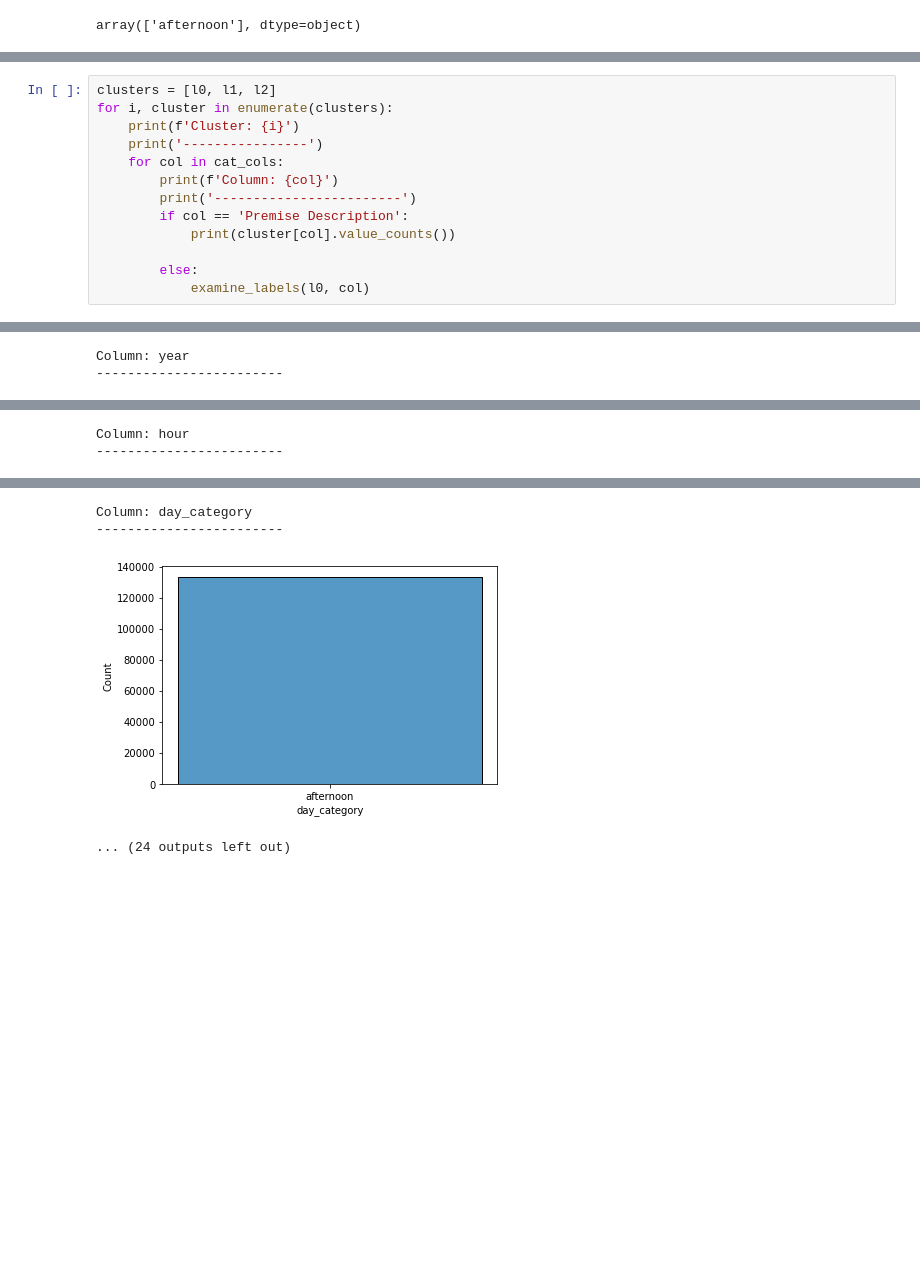
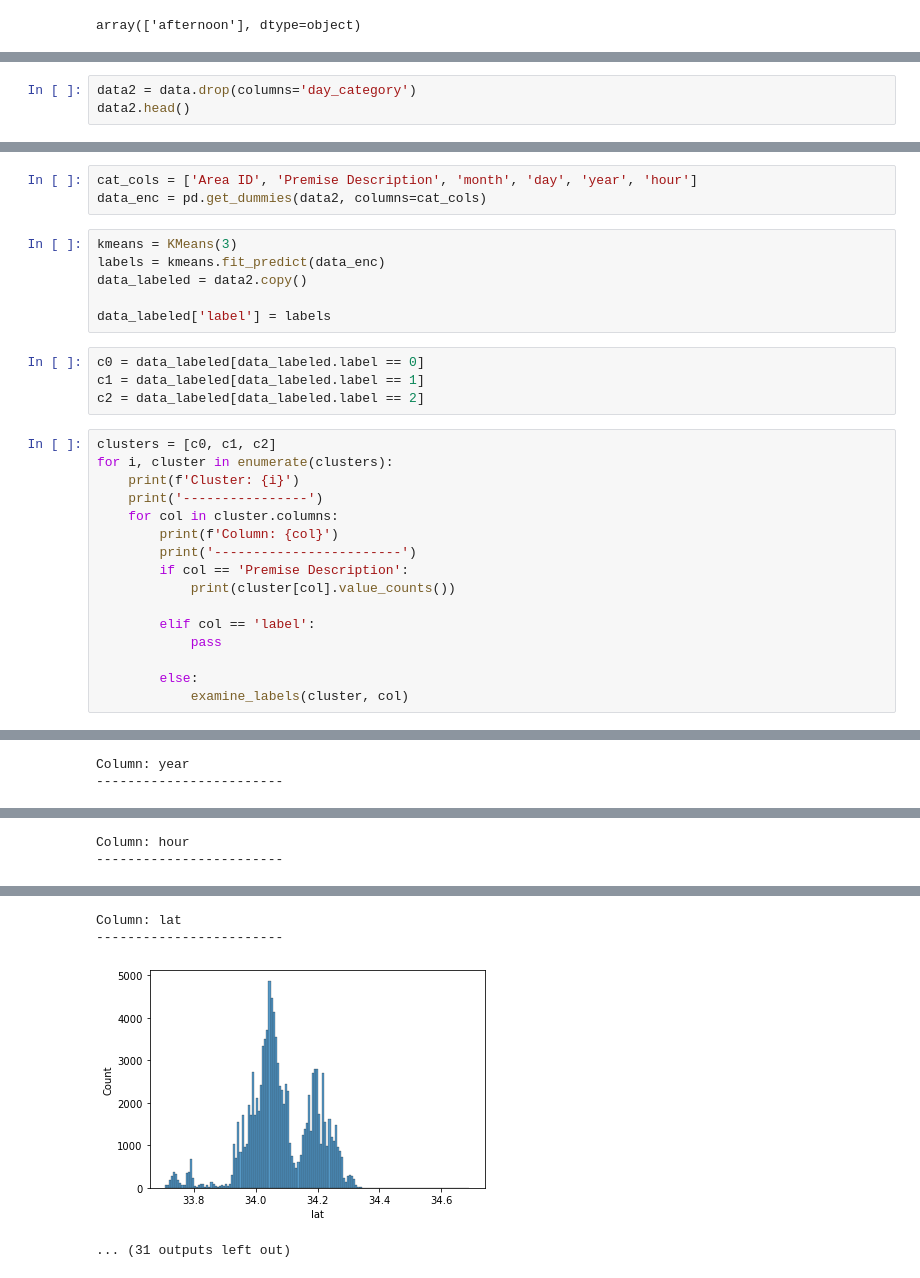
Before and after one commit to raoabhinav19/dsci-551-project, a Jupyter notebook: notebooks/initial-clustering.ipynb, the cells around one changed output, grey strips where cells are left out. Drawn from its saved outputs; the diff is of its cells as text; blank space fills up the shorter version.

```diff
--- a/notebooks/initial-clustering.ipynb
+++ b/notebooks/initial-clustering.ipynb
@@ -161,0 +331,3 @@ def examine_labels(data_red, col):
+# %%
+data2 = data.drop(columns='day_category')
+data2.head()
@@ -162,16 +341,32 @@ def examine_labels(data_red, col):
+# %%
+cat_cols = ['Area ID', 'Premise Description', 'month', 'day', 'year', 'hour']
+data_enc = pd.get_dummies(data2, columns=cat_cols)
+# %%
+kmeans = KMeans(3)
+labels = kmeans.fit_predict(data_enc)
+data_labeled = data2.copy()
+
+data_labeled['label'] = labels
+# %%
+c0 = data_labeled[data_labeled.label == 0]
+c1 = data_labeled[data_labeled.label == 1]
+c2 = data_labeled[data_labeled.label == 2]
 # %%
-clusters = [l0, l1, l2]
+clusters = [c0, c1, c2]
 for i, cluster in enumerate(clusters):
     print(f'Cluster: {i}')
     print('----------------')
-    for col in cat_cols:
+    for col in cluster.columns:
         print(f'Column: {col}')
         print('------------------------')
         if col == 'Premise Description':
             print(cluster[col].value_counts())
 
+        elif col == 'label':
+            pass
+
         else:
-            examine_labels(l0, col)
+            examine_labels(cluster, col)
 # %% [output]
 Cluster: 0
 ----------------
@@ -207,4 +402,4 @@ Column: hour
-Column: day_category
+Column: lat
 ------------------------
-[figure, old version]
+[figure, new version]
-... (24 outputs left out)
+... (31 outputs left out)
```
Also changed, not shown: parts of 26 cells of this notebook.
